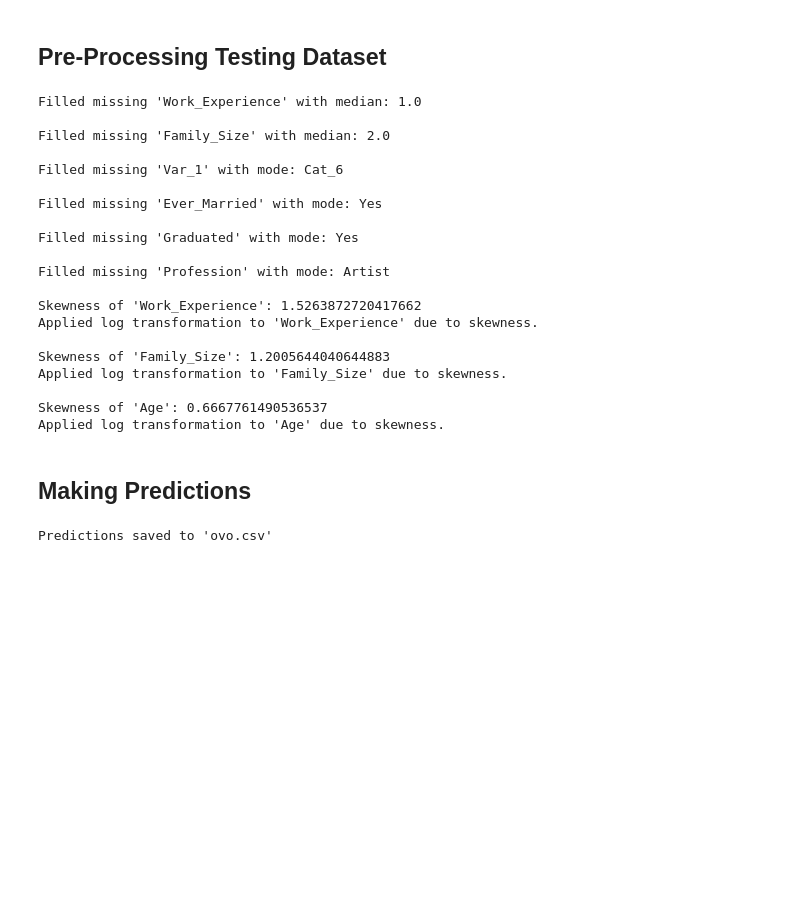
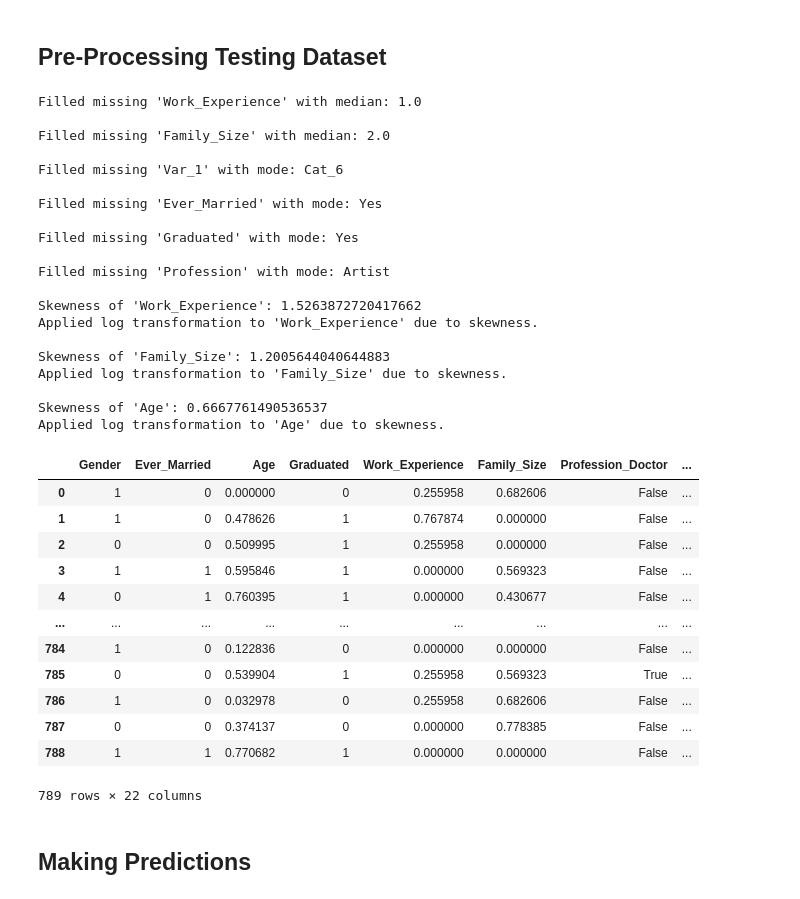
Before and after one commit to Daxvshah11/DA_Assignments, a Jupyter notebook: Ass4/8_classifier_ovo.ipynb, the cells around one changed output. Saved outputs shown, nothing was run; the diff lists cells and outputs as text; code cells hidden in the pictures; blank space fills up the shorter version.

```diff
--- a/Ass4/8_classifier_ovo.ipynb
+++ b/Ass4/8_classifier_ovo.ipynb
@@ -185,6 +269,9 @@ SVC(decision_function_shape='ovo', random_state=42)
 # %%
 # preparing testing dataset
 processed_test_data = og_test_data.copy()
+
+# dropping ID column since even training data has total only 22 columns (ID was not there)
+processed_test_data.drop("ID", axis=1, inplace=True)
 
 # same preprocessing steps to the test data
 fill_missing_based_on_skewness(processed_test_data, "Work_Experience")
@@ -200,55 +287,60 @@ fill_missing_categorical(processed_test_data, "Spending_Score")
 transform_if_skewed(processed_test_data, "Work_Experience")
 transform_if_skewed(processed_test_data, "Family_Size")
 transform_if_skewed(processed_test_data, "Age")
 
 # scaling test dataset with same scaler
 columns_to_scale = ["Age", "Work_Experience", "Family_Size"]
 processed_test_data[columns_to_scale] = scaler.transform(
     processed_test_data[columns_to_scale]
 )
+
+# label encoding for binary categorical features
+label_encoder = LabelEncoder()
+for col in ["Gender", "Ever_Married", "Graduated"]:
+    processed_test_data[col] = label_encoder.fit_transform(processed_test_data[col])
+
+# one-hot encoding for multi-class categorical features
+processed_test_data = pd.get_dummies(
+    processed_test_data,
+    columns=["Profession", "Spending_Score", "Var_1"],
+    drop_first=True,
+)
+
+# printing
+processed_test_data
 # %% [output]
 Filled missing 'Work_Experience' with median: 1.0
 
 Filled missing 'Family_Size' with median: 2.0
 
 Filled missing 'Var_1' with mode: Cat_6
 
 Filled missing 'Ever_Married' with mode: Yes
 
 Filled missing 'Graduated' with mode: Yes
 
 Filled missing 'Profession' with mode: Artist
 
 Skewness of 'Work_Experience': 1.5263872720417662
 Applied log transformation to 'Work_Experience' due to skewness.
 
 Skewness of 'Family_Size': 1.2005644040644883
 Applied log transformation to 'Family_Size' due to skewness.
 
 Skewness of 'Age': 0.6667761490536537
 Applied log transformation to 'Age' due to skewness.
+|  | Gender | Ever_Married | Age | Graduated | Work_Experience | Family_Size | Profession_Doctor | ... |
+| 0 | 1 | 0 | 0.000000 | 0 | 0.255958 | 0.682606 | False | ... |
+| 1 | 1 | 0 | 0.478626 | 1 | 0.767874 | 0.000000 | False | ... |
+| 2 | 0 | 0 | 0.509995 | 1 | 0.255958 | 0.000000 | False | ... |
+| 3 | 1 | 1 | 0.595846 | 1 | 0.000000 | 0.569323 | False | ... |
+| 4 | 0 | 1 | 0.760395 | 1 | 0.000000 | 0.430677 | False | ... |
+| ... | ... | ... | ... | ... | ... | ... | ... | ... |
+| 784 | 1 | 0 | 0.122836 | 0 | 0.000000 | 0.000000 | False | ... |
+| 785 | 0 | 0 | 0.539904 | 1 | 0.255958 | 0.569323 | True | ... |
+| 786 | 1 | 0 | 0.032978 | 0 | 0.255958 | 0.682606 | False | ... |
+| 787 | 0 | 0 | 0.374137 | 0 | 0.000000 | 0.778385 | False | ... |
+| 788 | 1 | 1 | 0.770682 | 1 | 0.000000 | 0.000000 | False | ... |
+789 rows × 22 columns
 # %% [markdown]
 ## Making Predictions
-# %%
-# preparing the test features
-X_test = processed_test_data.drop(["ID"], axis=1)
-X_test = pd.get_dummies(X_test, drop_first=True)
-
-# ensure that X_test has the same columns as X
-for col in X.columns:
-    if col not in X_test.columns:
-        X_test[col] = 0
-X_test = X_test[X.columns]
-
-# now making predictions on the test set
-test_predictions = ovo_svm.predict(X_test)
-
-# creating a df with the predictions as asked
-output_df = pd.DataFrame({"ID": og_test_data["ID"], "predicted": test_predictions})
-
-# saving to a file
-output_df.to_csv("ovo.csv", index=False)
-
-print("Predictions saved to 'ovo.csv'")
-# %% [output]
-Predictions saved to 'ovo.csv'
```
Also changed, not shown: parts of 7 cells of this notebook, 1 other file.
